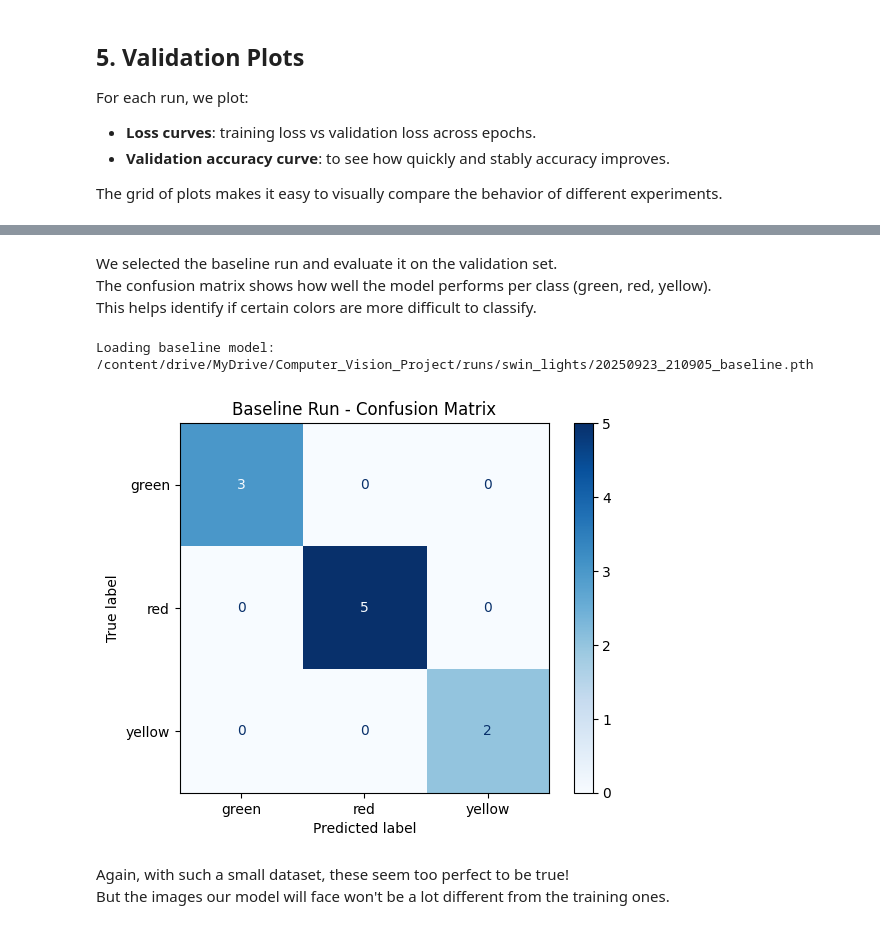
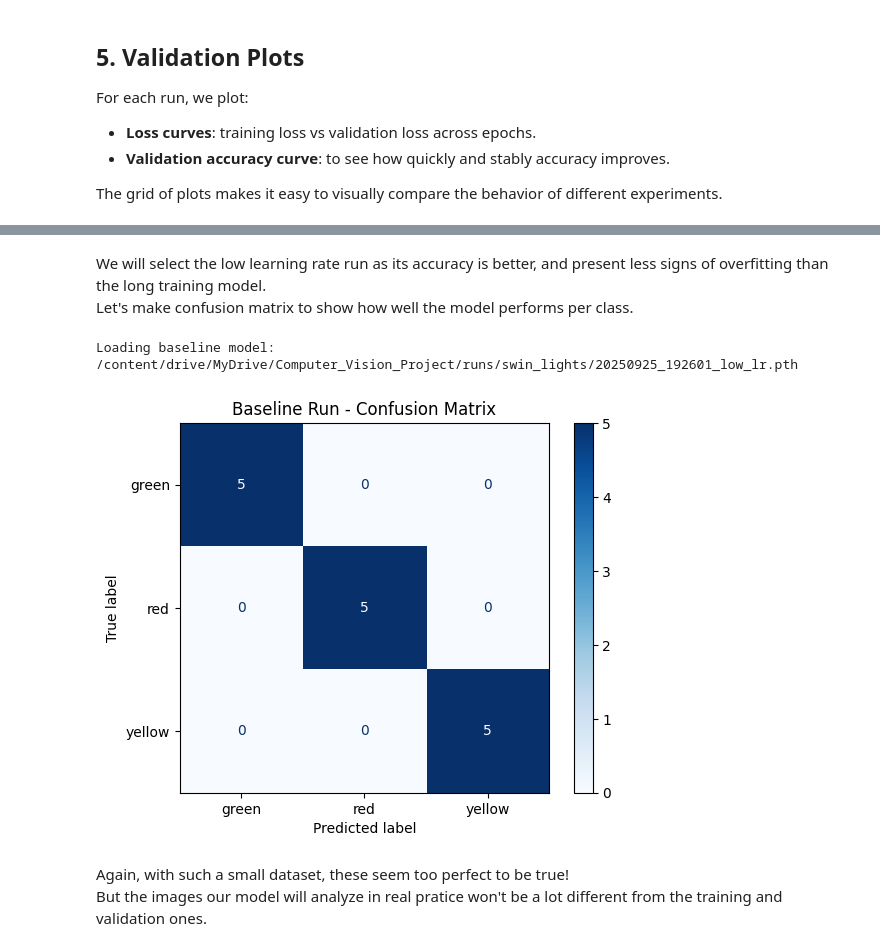
Before and after one commit to mansamoussa/zebrAssist, a Jupyter notebook: notebooks/2_SWIN_TrafficLight_Classifier.ipynb, the cells around one changed output, grey strips where cells are left out. Drawn from its saved outputs; the diff is of its cells as text; code cells hidden in the pictures.

```diff
--- a/notebooks/2_SWIN_TrafficLight_Classifier.ipynb
+++ b/notebooks/2_SWIN_TrafficLight_Classifier.ipynb
@@ -182,7 +209,7 @@ def train_model(model, train_loader, val_loader, epochs=10, lr=1e-4, run_name="b
   save_path = os.path.join(RUNS_DIR, f"{run_date}_{run_name}.pth")
   torch.save(model.state_dict(), save_path)
 
-  return train_losses, val_losses, val_accuracies
+  return train_losses, val_losses, val_accuracies, save_path
 # %% [markdown]
 ## 4. Models Training
 
@@ -233,7 +260,7 @@ for run_name, params in experiments.items():
     model = model.to(DEVICE)
 
     # Train
-    train_losses, val_losses, val_accs = train_model(
+    train_losses, val_losses, val_accs, save_path = train_model(
         model, train_loader, val_loader,
         epochs=params["epochs"], lr=params["lr"], run_name=run_name
     )
@@ -360,47 +372,46 @@ plt.show()
 # %% [markdown]
-We selected the baseline run and evaluate it on the validation set.
-The confusion matrix shows how well the model performs per class (green, red, yellow).
-This helps identify if certain colors are more difficult to classify.
+We will select the low learning rate run as its accuracy is better, and present less signs of overfitting than the long training model.
+Let's make confusion matrix to show how well the model performs per class.
 # %%
 from sklearn.metrics import confusion_matrix, ConfusionMatrixDisplay
 from pathlib import Path
 
 
 # --- Reload the baseline model ---
 try:
-  baseline_path = results_df.loc[results_df["run_name"]=="baseline", "model_path"].values[0]
+  low_lr_path = results_df.loc[results_df["run_name"]=="low_lr", "model_path"].values[0]
 except:
-  # baseline_path = "/content/drive/MyDrive/Computer_Vision_Project/runs/swin_lights/20250923_210905_baseline.pth"
-  baseline_path = Path(RUNS_DIR) / "20250923_210905_baseline.pth"
-print("Loading baseline model:", baseline_path)
+  # low_lr_path = "/content/drive/MyDrive/Computer_Vision_Project/runs/swin_lights/20250925_192601_low_lr.pth"
+  low_lr_path = Path(RUNS_DIR) / "20250925_192601_low_lr.pth"
+print("Loading baseline model:", low_lr_path)
 
-baseline_model = timm.create_model("swin_tiny_patch4_window7_224", pretrained=False, num_classes=NUM_CLASSES)
-baseline_model.load_state_dict(torch.load(baseline_path, map_location=DEVICE))
-baseline_model = baseline_model.to(DEVICE)
-baseline_model.eval()
+low_lr_model = timm.create_model("swin_tiny_patch4_window7_224", pretrained=False, num_classes=NUM_CLASSES)
+low_lr_model.load_state_dict(torch.load(low_lr_path, map_location=DEVICE))
+low_lr_model = low_lr_model.to(DEVICE)
+low_lr_model.eval()
 
 # --- Collect predictions on validation set ---
 all_preds, all_labels = [], []
 with torch.no_grad():
     for imgs, labels in val_loader:
         imgs, labels = imgs.to(DEVICE), labels.to(DEVICE)
-        outputs = baseline_model(imgs)
+        outputs = low_lr_model(imgs)
         _, predicted = torch.max(outputs, 1)
         all_preds.extend(predicted.cpu().numpy())
         all_labels.extend(labels.cpu().numpy())
 
 # --- Confusion matrix ---
 cm = confusion_matrix(all_labels, all_preds, labels=range(NUM_CLASSES))
 disp = ConfusionMatrixDisplay(confusion_matrix=cm, display_labels=CLASS_NAMES)
 disp.plot(cmap="Blues", values_format="d")
 plt.title("Baseline Run - Confusion Matrix")
 plt.show()
 # %% [output]
-Loading baseline model: /content/drive/MyDrive/Computer_Vision_Project/runs/swin_lights/20250923_210905_baseline.pth
+Loading baseline model: /content/drive/MyDrive/Computer_Vision_Project/runs/swin_lights/20250925_192601_low_lr.pth
-[figure, old version]
+[figure, new version]
 # %% [markdown]
 Again, with such a small dataset, these seem too perfect to be true!
-But the images our model will face won't be a lot different from the training ones.
+But the images our model will analyze in real pratice won't be a lot different from the training and validation ones.
 # %% [markdown]
 ## 6. Summary
 
```
Also changed, not shown: parts of 13 cells of this notebook.
